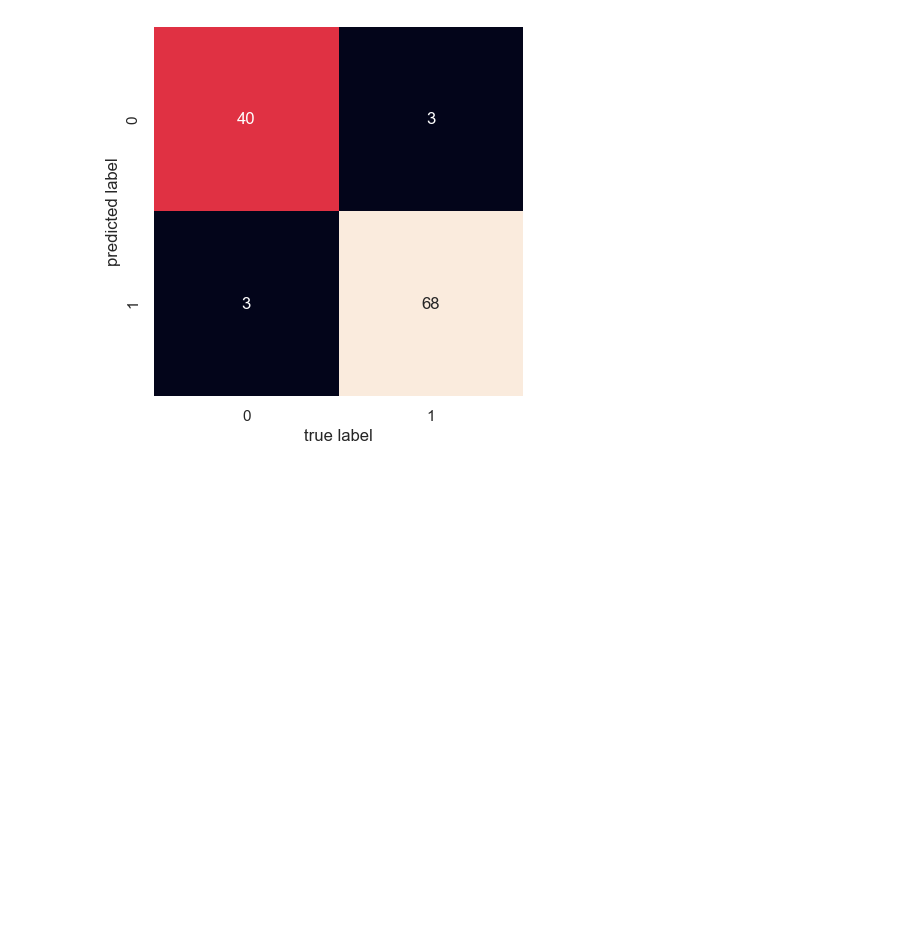
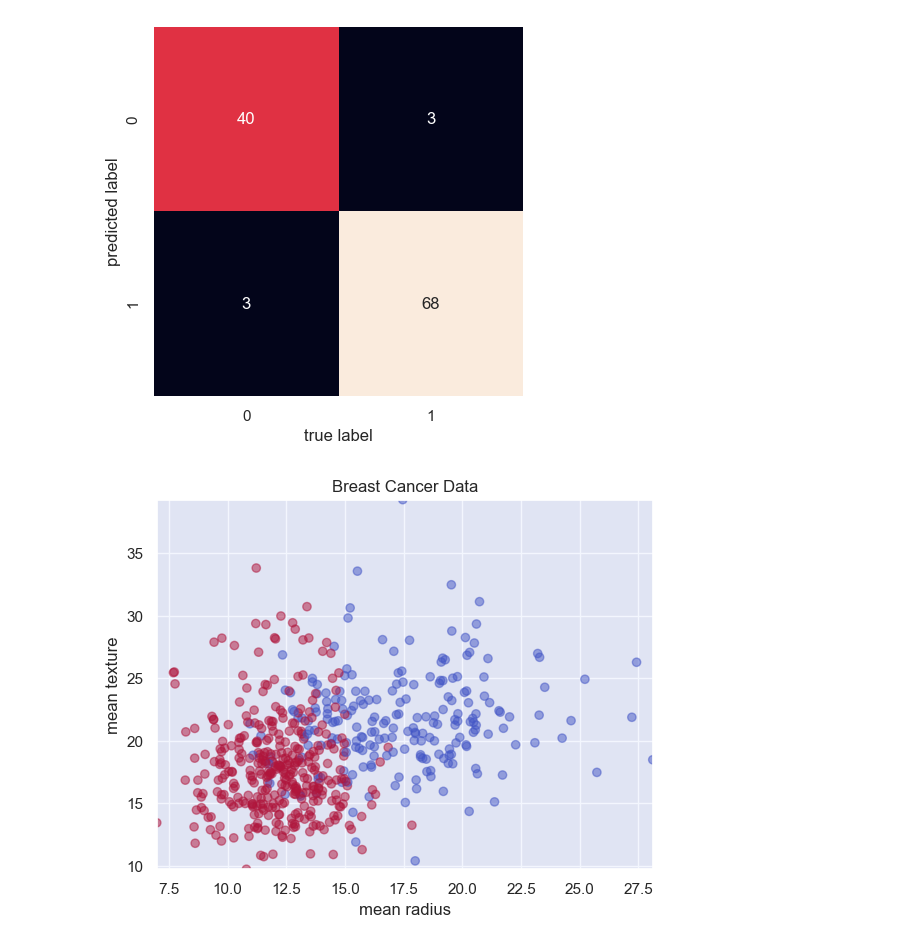
Before and after one commit to tgvp/Machine-Learning, a Jupyter notebook: src/knn.ipynb, the cells around one changed output. Saved outputs shown, nothing was run; the diff lists cells and outputs as text; code cells hidden in the pictures; blank space fills up the shorter version.

Commit message:
added plots to knn and explanation about aspects of decision trees

```diff
--- a/src/knn.ipynb
+++ b/src/knn.ipynb
@@ -101,3 +102,49 @@ plt.ylabel('predicted label')
 plt.show()
 # %% [output]
 [figure]
+# %%
+import plotly.graph_objects as go
+
+fig = go.Figure(data=go.Scatter(x=X[:, 0], y=X[:, 1], mode='markers', marker_color=y))
+
+# Create a meshgrid of points that covers the feature space
+h = 0.2
+x_min, x_max = X_train[:, 0].min() - .5, X_train[:, 0].max() + .5
+y_min, y_max = X_train[:, 1].min() - .5, X_train[:, 1].max() + .5
+xx, yy = np.meshgrid(np.arange(x_min, x_max, h), np.arange(y_min, y_max, h))
+mesh_points = np.vstack([xx.ravel(), yy.ravel(), np.zeros_like(xx.ravel()), np.zeros_like(xx.ravel()), np.zeros_like(xx.ravel()), np.zeros_like(xx.ravel()), np.zeros_like(xx.ravel()), np.zeros_like(xx.ravel()), np.zeros_like(xx.ravel()), np.zeros_like(xx.ravel()), np.zeros_like(xx.ravel()), np.zeros_like(xx.ravel()), np.zeros_like(xx.ravel()), np.zeros_like(xx.ravel()), np.zeros_like(xx.ravel()), np.zeros_like(xx.ravel()), np.zeros_like(xx.ravel()), np.zeros_like(xx.ravel()), np.zeros_like(xx.ravel()), np.zeros_like(xx.ravel()), np.zeros_like(xx.ravel()), np.zeros_like(xx.ravel()), np.zeros_like(xx.ravel()), np.zeros_like(xx.ravel()), np.zeros_like(xx.ravel()), np.zeros_like(xx.ravel()), np.zeros_like(xx.ravel()), np.zeros_like(xx.ravel()), np.zeros_like(xx.ravel()), np.zeros_like(xx.ravel())]).T
+
+# Predict the class of each mesh point
+Z = knn.predict(mesh_points)
+Z = Z.reshape(xx.shape)
+
+# Create a scatter plot of the training data
+fig = go.Figure(data=go.Scatter(x=X_train[:, 0], y=X_train[:, 1], mode='markers', marker=dict(color=y_train)))
+
+# Add the decision boundaries to the plot
+#fig.add_trace(go.Contour(x=xx[0], y=yy[:, 0], z=Z, colorscale=[[0, 'rgb(255, 255, 255)'], [1, 'rgb(255, 0, 0)']], showscale=False, opacity=0.5))
+fig.show()
+# %%
+# Create a mesh grid of points to plot in
+xx, yy = np.meshgrid(np.linspace(X[:, 0].min(), X[:, 0].max(), 100),
+                     np.linspace(X[:, 1].min(), X[:, 1].max(), 100))
+
+# Predict the class of each mesh point
+mesh_points = np.vstack([xx.ravel(), yy.ravel(), np.zeros_like(xx.ravel()), np.zeros_like(xx.ravel()), np.zeros_like(xx.ravel()), np.zeros_like(xx.ravel()), np.zeros_like(xx.ravel()), np.zeros_like(xx.ravel()), np.zeros_like(xx.ravel()), np.zeros_like(xx.ravel()), np.zeros_like(xx.ravel()), np.zeros_like(xx.ravel()), np.zeros_like(xx.ravel()), np.zeros_like(xx.ravel()), np.zeros_like(xx.ravel()), np.zeros_like(xx.ravel()), np.zeros_like(xx.ravel()), np.zeros_like(xx.ravel()), np.zeros_like(xx.ravel()), np.zeros_like(xx.ravel()), np.zeros_like(xx.ravel()), np.zeros_like(xx.ravel()), np.zeros_like(xx.ravel()), np.zeros_like(xx.ravel()), np.zeros_like(xx.ravel()), np.zeros_like(xx.ravel()), np.zeros_like(xx.ravel()), np.zeros_like(xx.ravel()), np.zeros_like(xx.ravel()), np.zeros_like(xx.ravel())]).T
+Z = knn.predict(mesh_points)
+Z = Z.reshape(xx.shape)
+
+# Create a scatter plot of the training data
+plt.scatter(X[:, 0], X[:, 1], c=y, cmap='coolwarm', alpha=0.5)
+
+# Plot the decision boundary and decision region
+plt.contourf(xx, yy, Z, alpha=0.1, cmap='coolwarm')
+plt.contour(xx, yy, Z, colors='k')
+
+plt.xlabel(data.feature_names[0])
+plt.ylabel(data.feature_names[1])
+plt.title('Breast Cancer Data')
+
+plt.show()
+# %% [output]
+[figure, added]
```
Also changed, not shown: parts of 3 cells of this notebook, 1 other file.
